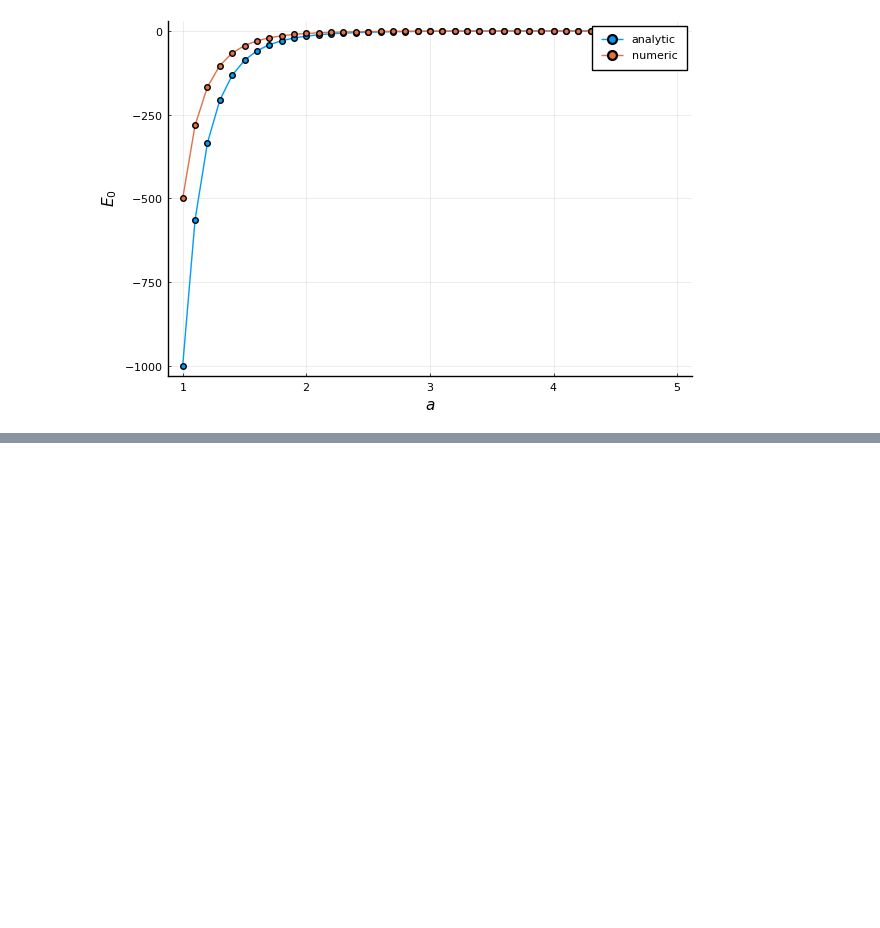
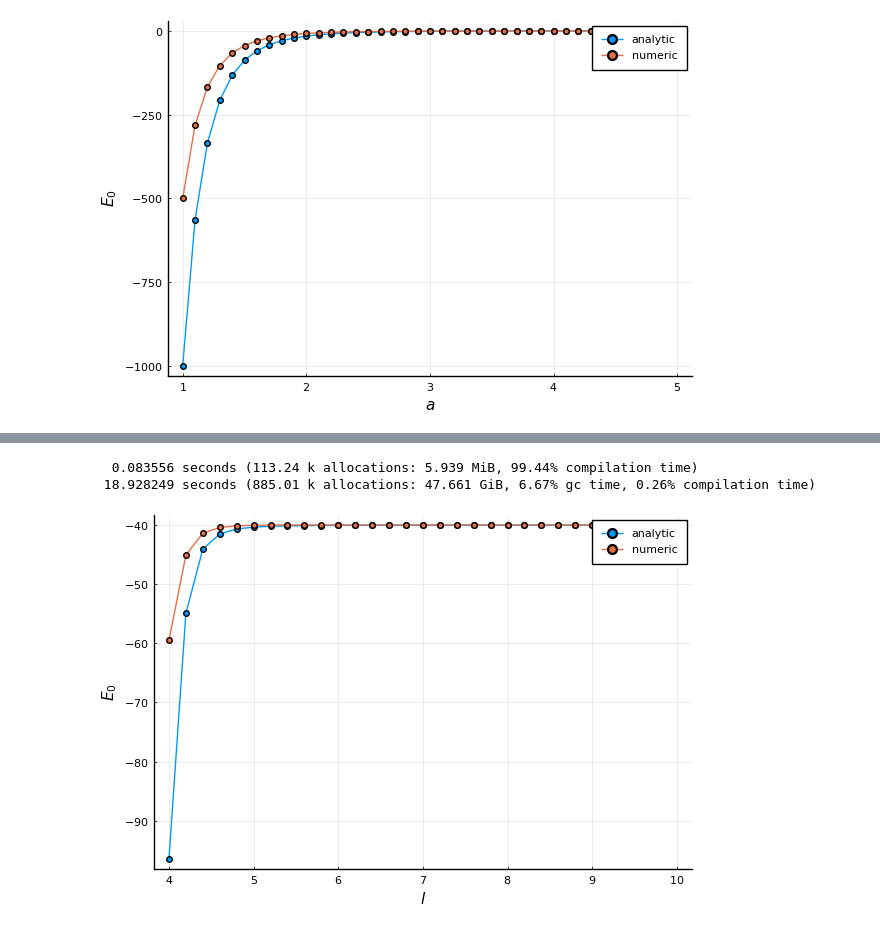
Before and after one commit to coolgas/QuantumIsing, a Jupyter notebook: superlattice.ipynb, the cells around one changed output, grey strips where cells are left out. Saved outputs shown, nothing was run; the diff lists cells and outputs as text; code cells hidden in the pictures; blank space fills up the shorter version.

```diff
--- a/superlattice.ipynb
+++ b/superlattice.ipynb
@@ -75,0 +176,13 @@ plot!(p2, as, gs, marker=:circle, label="numeric")
+# %%
+ls = 4:0.2:10
+@time fs9 = [f9(l) for l in ls];
+@time gs9 = [g9(l)[1][1] for l in ls];
+# %% [output]
+  0.083556 seconds (113.24 k allocations: 5.939 MiB, 99.44% compilation time)
+ 18.928249 seconds (885.01 k allocations: 47.661 GiB, 6.67% gc time, 0.26% compilation time)
+# %%
+p10 = plot(xlab=L"$l$", ylab=L"$E_0$")
+plot!(p10, ls, fs9, marker=:circle, label="analytic")
+plot!(p10, ls, gs9, marker=:circle, label="numeric")
+# %% [output]
+[figure, added]
```
Also changed, not shown: parts of 30 cells of this notebook.
